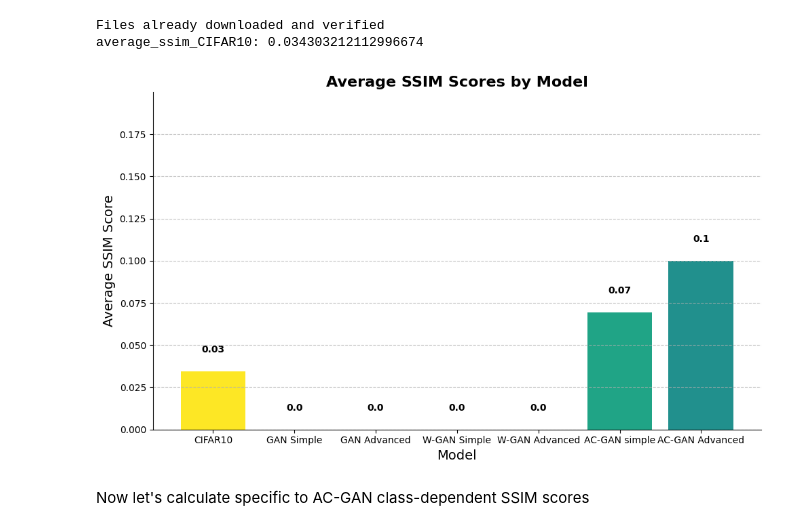
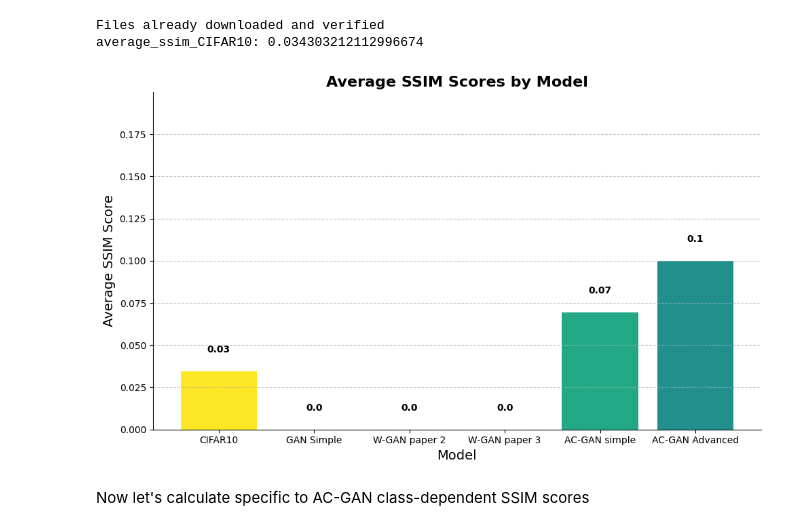
Before and after one commit to Gofeiyang/ECE661-Project, a Jupyter notebook: AC_GAN/SSIM_score.ipynb, the cells around one changed output. Drawn from its saved outputs; the diff is of its cells as text; code cells hidden in the pictures.

Commit message:
SSIM file was updated

```diff
--- a/AC_GAN/SSIM_score.ipynb
+++ b/AC_GAN/SSIM_score.ipynb
@@ -191,41 +191,41 @@ average_ssim_CIFAR10: 0.034303212112996674
 # %%
 
 # Update last model name accordingly !!!!!!!!!!!!
-model_names = ['CIFAR10', 'GAN Simple', 'GAN Advanced', 'W-GAN Simple', 'W-GAN Advanced', 'AC-GAN simple', 'AC-GAN Advanced']
-avg_ssim_scores = [0.0343, 0, 0, 0, 0, 0.06940723189351997, 0.0998]  # actual average SSIM scores
+model_names = ['CIFAR10', 'GAN Simple', 'W-GAN paper 2', 'W-GAN paper 3', 'AC-GAN simple', 'AC-GAN Advanced']
+avg_ssim_scores = [0.0343, 0, 0, 0, 0.06940723189351997, 0.0998]  # actual average SSIM scores
 
 # Choose a color palette for the bars
 colors = plt.cm.viridis_r(np.linspace(0, 0.5, len(model_names)))
 
 # Set up the bar plot
 plt.figure(figsize=(10, 6))
 bars = plt.bar(model_names, avg_ssim_scores, color=colors)
 
 # Add the SSIM scores on top of the bars
 for bar in bars:
     yval = bar.get_height()
     plt.text(bar.get_x() + bar.get_width()/2, yval + 0.01, round(yval, 2), ha='center', va='bottom', color='black', weight='bold')
 
 # Set the title and labels
 plt.title('Average SSIM Scores by Model', fontsize=16, fontweight='bold')
 plt.xlabel('Model', fontsize=14)
 plt.ylabel('Average SSIM Score', fontsize=14)
 
 # Add a grid for better readability
 plt.grid(axis='y', linestyle='--', alpha=0.7)
 
 # Set the ylim to better show the text
 plt.ylim(0, max(avg_ssim_scores) + 0.1)  # Adjust based on your scores
 
 # Remove the top and right spines for aesthetics
 plt.gca().spines['right'].set_visible(False)
 plt.gca().spines['top'].set_visible(False)
 
 # Improve layout and display the plot
 plt.tight_layout()
 plt.show()
 # %% [output]
-[figure, old version]
+[figure, new version]
 # %% [markdown]
 Now let's calculate specific to AC-GAN class-dependent SSIM scores
 # %%
```
Also changed, not shown: 2 other files.
